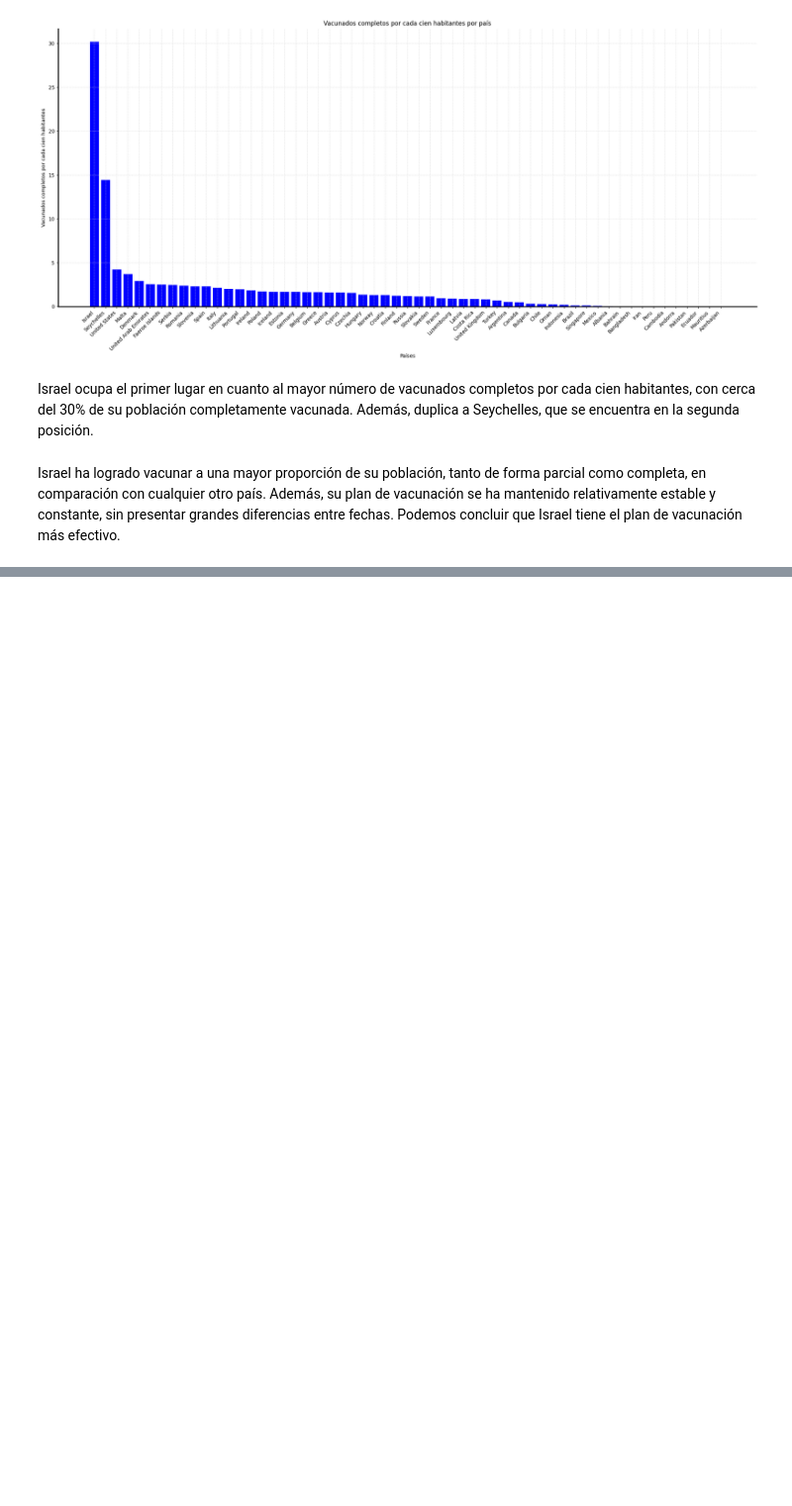
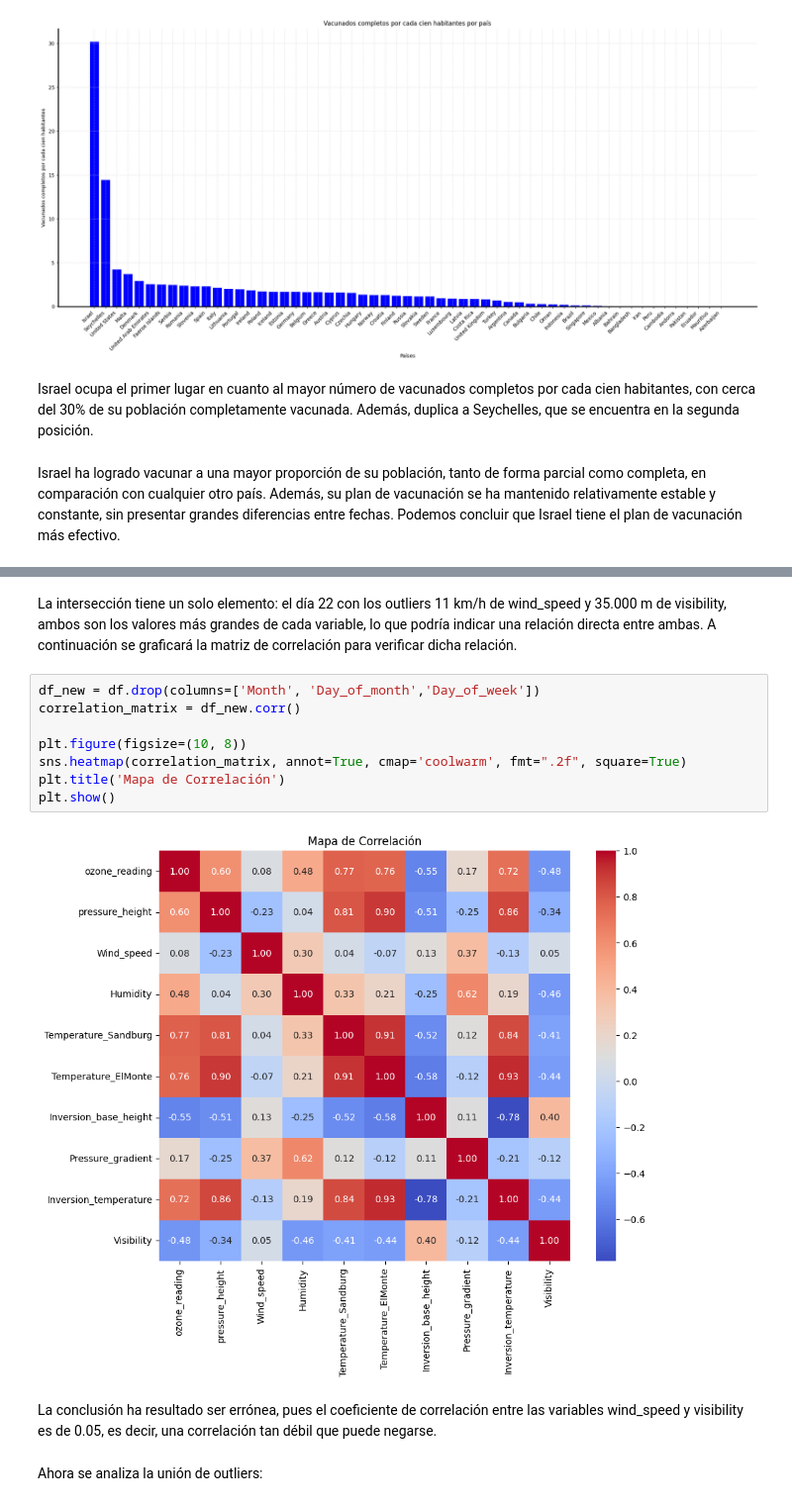
Before and after one commit to Alf-caput/P1_MineriaDeDatos, a Jupyter notebook: LAB01_GrupoB05.ipynb, the cells around one changed output, grey strips where cells are left out. Shown at 99% size. Cells and saved outputs as stored; diff of their text form; blank space fills up the shorter version.

```diff
--- a/LAB01_GrupoB05.ipynb
+++ b/LAB01_GrupoB05.ipynb
@@ -493,0 +688,16 @@ Israel ha logrado vacunar a una mayor proporción de su población, tanto de for
+# %% [markdown]
+La intersección tiene un solo elemento: el día 22 con los outliers 11 km/h de wind_speed y 35.000 m de visibility, ambos son los valores más grandes de cada variable, lo que podría indicar una relación directa entre ambas.  A continuación se graficará la matriz de correlación para verificar dicha relación.
+# %%
+df_new = df.drop(columns=['Month', 'Day_of_month','Day_of_week'])
+correlation_matrix = df_new.corr()
+
+plt.figure(figsize=(10, 8))
+sns.heatmap(correlation_matrix, annot=True, cmap='coolwarm', fmt=".2f", square=True)
+plt.title('Mapa de Correlación')
+plt.show()
+# %% [output]
+[figure, added]
+# %% [markdown]
+La conclusión ha resultado ser errónea, pues el coeficiente de correlación entre las variables wind_speed y visibility es de 0.05, es decir, una correlación tan débil que puede negarse.
+# %% [markdown]
+Ahora se analiza la unión de outliers:
```
Also changed, not shown: parts of 53 cells of this notebook.
